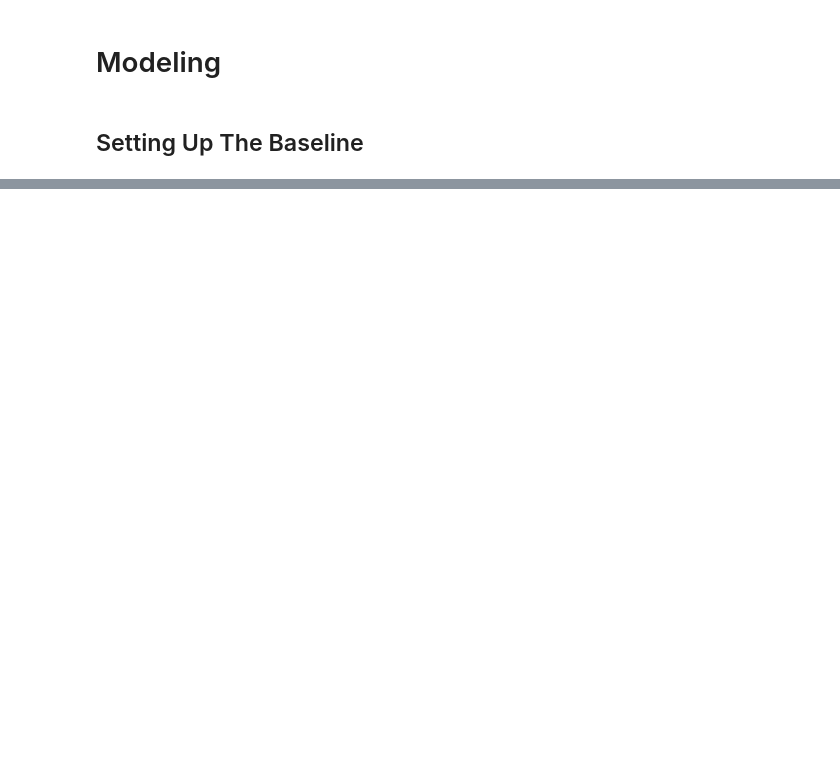
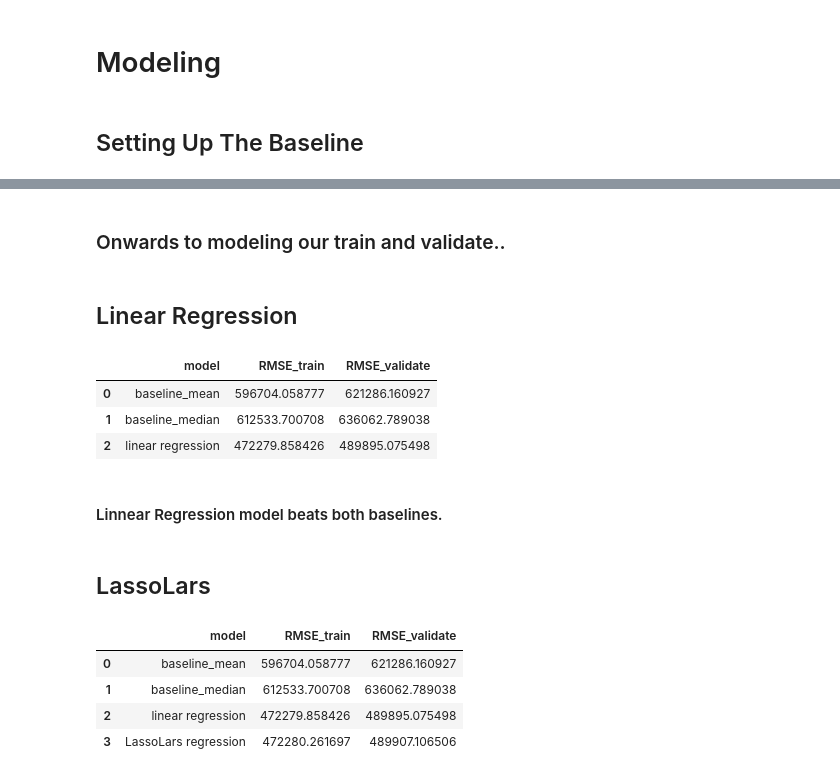
Before and after one commit to paigerackley/zillow-regression-project, a Jupyter notebook: final_notebook.ipynb, the cells around one changed output, grey strips where cells are left out. Saved outputs shown, nothing was run; the diff lists cells and outputs as text; code cells hidden in the pictures; blank space fills up the shorter version.

```diff
--- a/final_notebook.ipynb
+++ b/final_notebook.ipynb
@@ -228,4 +232,8 @@ y_train = pd.DataFrame(train_scaled[['taxvaluedollarcnt']])
 # %%
-# Using the mean for baseline
-baseline = train_scaled.taxvaluedollarcnt.mean()
-baseline
+#Create mean baseline model
+y_train['baseline_mean_pred'] = y_train['taxvaluedollarcnt'].mean()
+y_validate['baseline_mean_pred'] = y_validate['taxvaluedollarcnt'].mean()
+
+#Create median baseline model
+y_train['baseline_median_pred'] = y_train['taxvaluedollarcnt'].median()
+y_validate['baseline_median_pred'] = y_validate['taxvaluedollarcnt'].median()
@@ -233,0 +266,49 @@ baseline
+# %% [markdown]
+### Onwards to modeling our train and validate..
+# %% [markdown]
+## Linear Regression
+# %%
+# Create the model
+lr = LinearRegression(normalize = True)
+lr.fit(x_train, y_train['taxvaluedollarcnt'])
+y_train['lr_train_pred'] = lr.predict(x_train)
+y_validate['lr_validate_pred'] = lr.predict(x_validate)
+# Calculate RMSE and compare
+lr_rmse = {
+    'model':'linear regression',
+    'RMSE_train': mean_squared_error(y_train['taxvaluedollarcnt'], y_train['lr_train_pred'])**(0.5),
+    'RMSE_validate': mean_squared_error(y_validate['taxvaluedollarcnt'], y_validate['lr_validate_pred'])**(0.5)
+
+}
+results.append(lr_rmse)
+pd.DataFrame(results)
+# %% [output]
+|  | model | RMSE_train | RMSE_validate |
+| 0 | baseline_mean | 596704.058777 | 621286.160927 |
+| 1 | baseline_median | 612533.700708 | 636062.789038 |
+| 2 | linear regression | 472279.858426 | 489895.075498 |
+# %% [markdown]
+#### Linnear Regression model beats both baselines.
+# %% [markdown]
+## LassoLars
+# %%
+# Create model
+lars = LassoLars(alpha=1.0)
+lars.fit(x_train, y_train['taxvaluedollarcnt'])
+y_train['lars_train_pred'] = lars.predict(x_train)
+y_validate['lars_validate_pred'] = lars.predict(x_validate)
+# Calculate RMSE to compare
+lars_rmse = {
+    'model':'LassoLars regression',
+    'RMSE_train': mean_squared_error(y_train['taxvaluedollarcnt'], y_train['lars_train_pred'])**(0.5),
+    'RMSE_validate': mean_squared_error(y_validate['taxvaluedollarcnt'], y_validate['lars_validate_pred'])**(0.5)
+
+}
+results.append(lars_rmse)
+pd.DataFrame(results)
+# %% [output]
+|  | model | RMSE_train | RMSE_validate |
+| 0 | baseline_mean | 596704.058777 | 621286.160927 |
+| 1 | baseline_median | 612533.700708 | 636062.789038 |
+| 2 | linear regression | 472279.858426 | 489895.075498 |
+| 3 | LassoLars regression | 472280.261697 | 489907.106506 |
```
Also changed, not shown: parts of 16 cells of this notebook, 1 other file.
